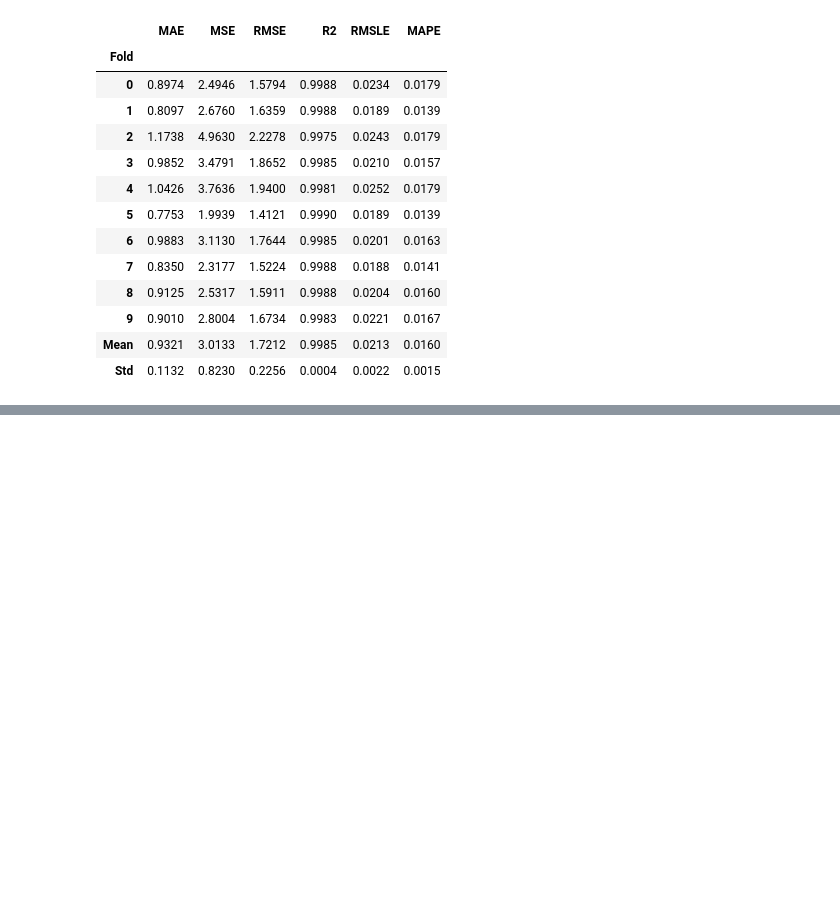
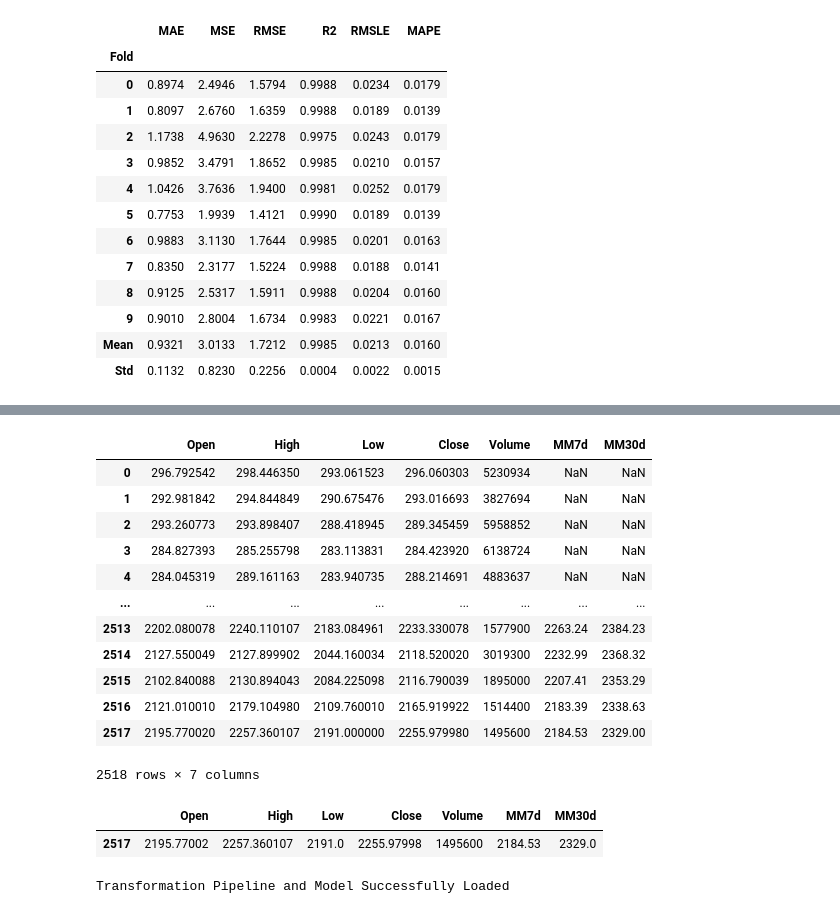
Before and after one commit to BrunoFUAL/modelos_previsao, a Jupyter notebook: pycaret.ipynb, the cells around one changed output, grey strips where cells are left out. Saved outputs shown, nothing was run; the diff lists cells and outputs as text; code cells hidden in the pictures; blank space fills up the shorter version.

Commit message:
Finalizado

```diff
--- a/pycaret.ipynb
+++ b/pycaret.ipynb
@@ -400,0 +472,5 @@ tunne_lr = tune_model(lr, n_iter=1000, optimize='RMSE')
+# %%
+#Dados novos
+
+novo_dataset = yf.download('GOOG', period='10y')
+novo_dataset
@@ -400,0 +493,42 @@ tunne_lr = tune_model(lr, n_iter=1000, optimize='RMSE')
+# %%
+#Retirar os atributos que não sao utilizados
+
+novo_dataset = novo_dataset.drop('Adj Close', axis=1)
+
+#Retirar o indice
+
+novo_dataset.reset_index(drop=True, inplace=True)
+
+#Criar novos atributos
+
+novo_dataset['MM7d'] = novo_dataset['Close'].rolling(window=7).mean().round(2)
+novo_dataset['MM30d'] = novo_dataset['Close'].rolling(window=30).mean().round(2)
+novo_dataset
+# %% [output]
+|  | Open | High | Low | Close | Volume | MM7d | MM30d |
+| 0 | 296.792542 | 298.446350 | 293.061523 | 296.060303 | 5230934 | NaN | NaN |
+| 1 | 292.981842 | 294.844849 | 290.675476 | 293.016693 | 3827694 | NaN | NaN |
+| 2 | 293.260773 | 293.898407 | 288.418945 | 289.345459 | 5958852 | NaN | NaN |
+| 3 | 284.827393 | 285.255798 | 283.113831 | 284.423920 | 6138724 | NaN | NaN |
+| 4 | 284.045319 | 289.161163 | 283.940735 | 288.214691 | 4883637 | NaN | NaN |
+| ... | ... | ... | ... | ... | ... | ... | ... |
+| 2513 | 2202.080078 | 2240.110107 | 2183.084961 | 2233.330078 | 1577900 | 2263.24 | 2384.23 |
+| 2514 | 2127.550049 | 2127.899902 | 2044.160034 | 2118.520020 | 3019300 | 2232.99 | 2368.32 |
+| 2515 | 2102.840088 | 2130.894043 | 2084.225098 | 2116.790039 | 1895000 | 2207.41 | 2353.29 |
+| 2516 | 2121.010010 | 2179.104980 | 2109.760010 | 2165.919922 | 1514400 | 2183.39 | 2338.63 |
+| 2517 | 2195.770020 | 2257.360107 | 2191.000000 | 2255.979980 | 1495600 | 2184.53 | 2329.00 |
+2518 rows × 7 columns
+# %%
+#Retirar o ultimo dia para ser previsto
+
+novo_dataset = novo_dataset.tail(1)
+novo_dataset
+# %% [output]
+|  | Open | High | Low | Close | Volume | MM7d | MM30d |
+| 2517 | 2195.77002 | 2257.360107 | 2191.0 | 2255.97998 | 1495600 | 2184.53 | 2329.0 |
+# %%
+#Reutilizar o modelo
+
+saved_final_ridge_model = load_model('Modelo final Ridge Pycaret')
+# %% [output]
+Transformation Pipeline and Model Successfully Loaded
```
Also changed, not shown: parts of 8 cells of this notebook.
